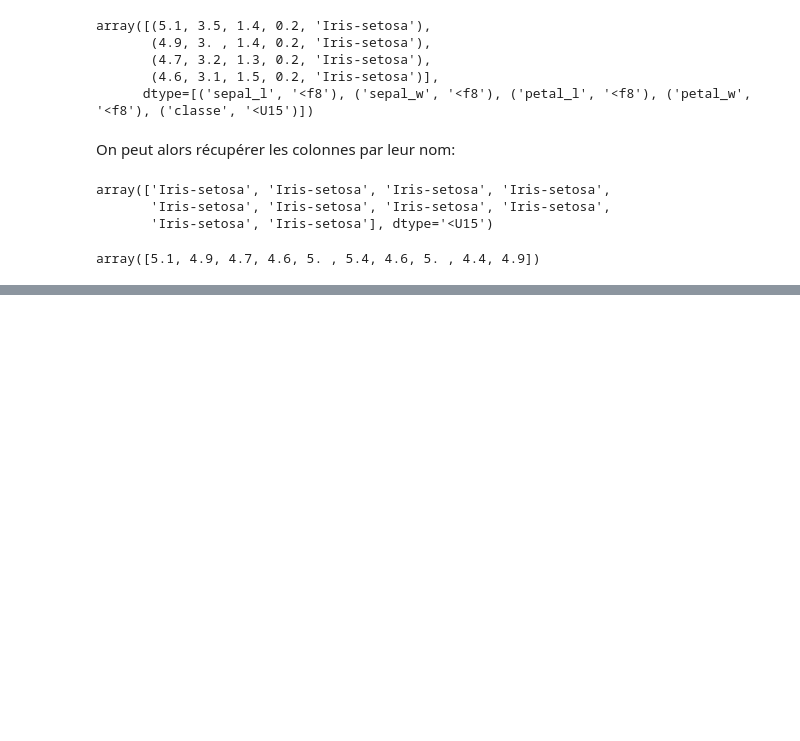
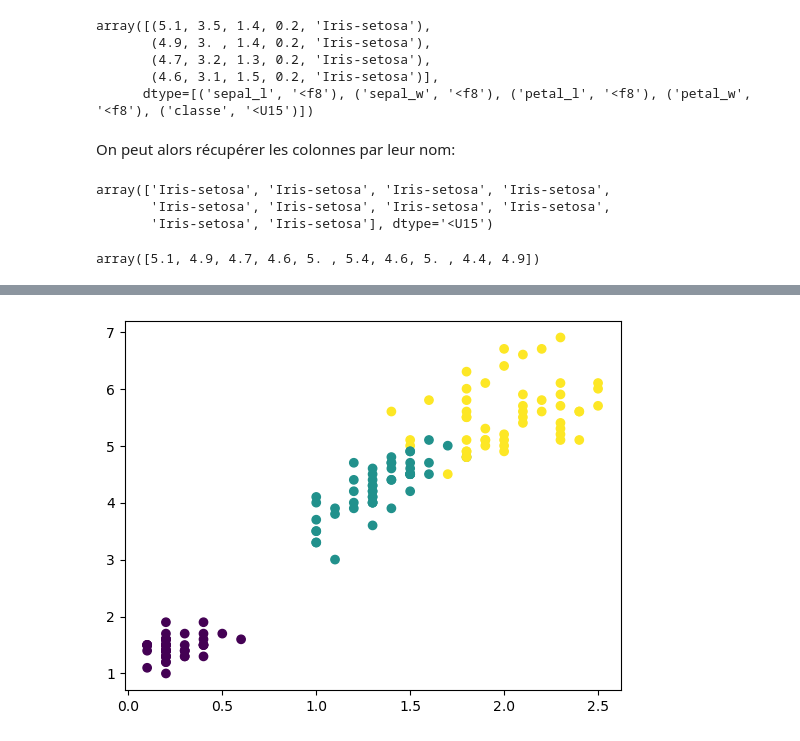
Before and after one commit to AloyKyllian/2A, a Jupyter notebook: python/TP3/TP_Python_SRI_3_2022.ipynb, the cells around one changed output, grey strips where cells are left out. Saved outputs shown, nothing was run; the diff lists cells and outputs as text; code cells hidden in the pictures; blank space fills up the shorter version.

```diff
--- a/python/TP3/TP_Python_SRI_3_2022.ipynb
+++ b/python/TP3/TP_Python_SRI_3_2022.ipynb
@@ -398,0 +260,19 @@ il y a 3 poitn rouge
+# %%
+############    Reponse Question 1    ###################
+
+liste_rep = []
+for i in range(len(data["classe"])):
+    if data["classe"][i] == "Iris-setosa":
+        liste_rep.append(0)
+    elif data["classe"][i] == "Iris-versicolor":
+        liste_rep.append(1)
+    else :
+        liste_rep.append(2)
+
+
+def afficher_sepal(val1,val2):
+    plt.scatter(val1,val2, c = liste_rep)
+
+afficher_sepal(data["petal_w"],data["petal_l"])
+# %% [output]
+[figure, added]
```
Also changed, not shown: parts of 6 cells of this notebook, 2 other files.
